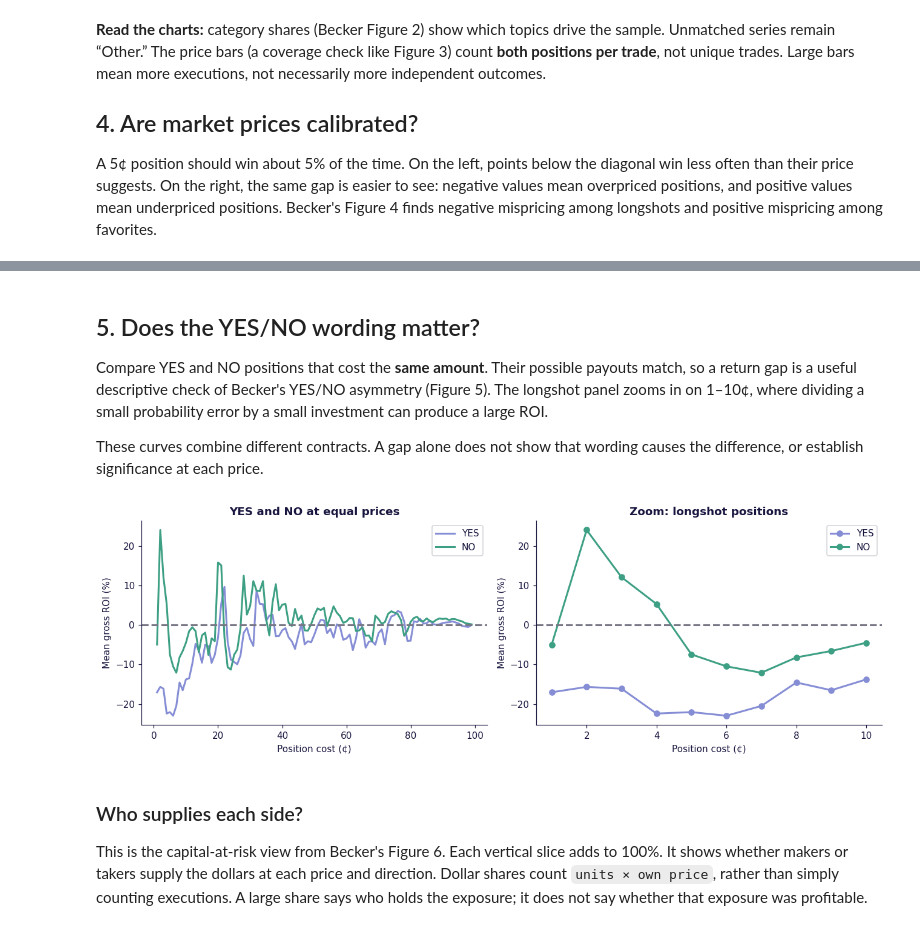
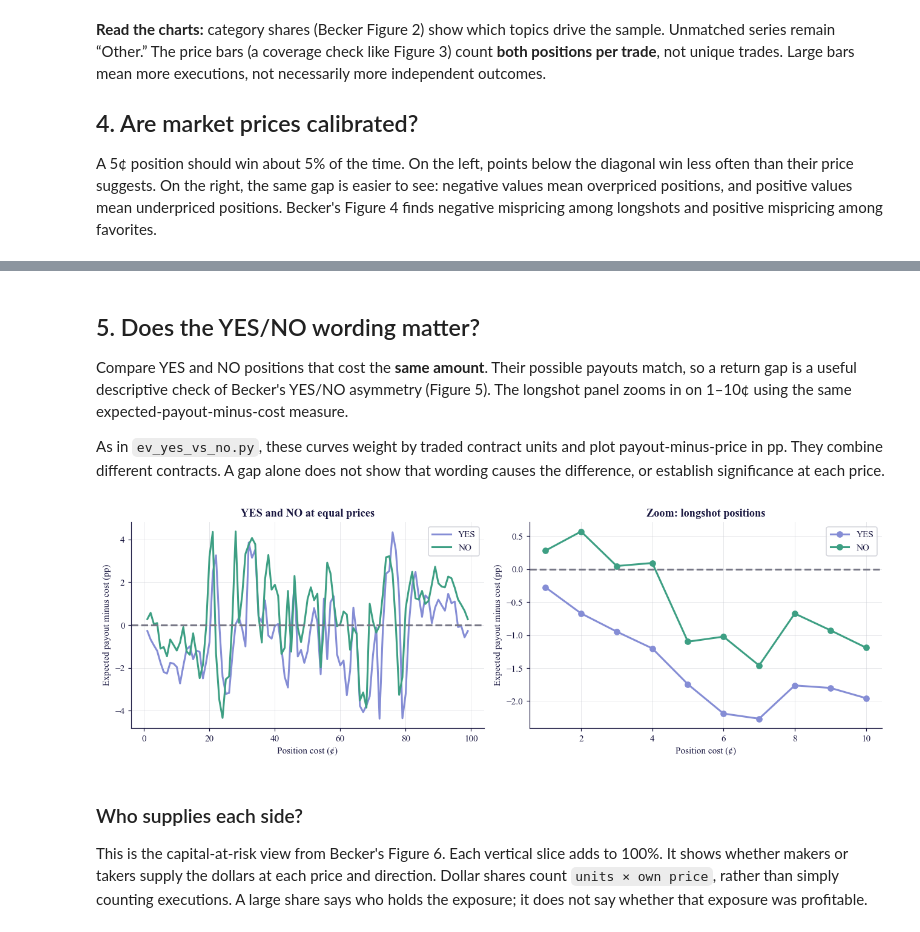
Before and after one commit to KyleNicarry/DS-340W-Group-Project, a Jupyter notebook: extension/notebooks/replication.ipynb, the cells around one changed output, grey strips where cells are left out. Cells and saved outputs as stored; diff of their text form; code cells hidden in the pictures.

```diff
--- a/extension/notebooks/replication.ipynb
+++ b/extension/notebooks/replication.ipynb
@@ -401,33 +403,40 @@ save_table(calibration[calibration.cost.isin([1, 5, 10, 50, 90, 95, 99])], "cali
 # %% [markdown]
 ## 5. Does the YES/NO wording matter?
 
-Compare YES and NO positions that cost the **same amount**. Their possible payouts match, so a return gap is a useful descriptive check of Becker's YES/NO asymmetry (Figure 5). The longshot panel zooms in on 1–10¢, where dividing a small probability error by a small investment can produce a large ROI.
+Compare YES and NO positions that cost the **same amount**. Their possible payouts match, so a return gap is a useful descriptive check of Becker's YES/NO asymmetry (Figure 5). The longshot panel zooms in on 1–10¢ using the same expected-payout-minus-cost measure.
 
-These curves combine different contracts. A gap alone does not show that wording causes the difference, or establish significance at each price.
+As in `ev_yes_vs_no.py`, these curves weight by traded contract units and plot payout-minus-price in pp. They combine different contracts. A gap alone does not show that wording causes the difference, or establish significance at each price.
 # %%
-# Compare YES and NO positions at equal costs, pooling maker and taker executions.
+# Match ev_yes_vs_no.py: compare YES and NO at equal costs using contract-unit weights.
 direction_rates = price_cells.groupby(["direction", "cost"], as_index=False)[["n", "wins"]].sum()
-direction_rates["win_rate"] = direction_rates.wins / direction_rates.n
+direction_units = con.sql(
+    "SELECT direction, cost, sum(units * won) AS winning_units FROM measured_positions GROUP BY direction, cost"
+).df()
+direction_rates = direction_rates.merge(
+    price_cells.groupby(["direction", "cost"], as_index=False)["units"].sum(), on=["direction", "cost"]
+).merge(direction_units, on=["direction", "cost"])
+# ev_yes_vs_no.py weights win rates by traded units, unlike the execution-weighted role analysis.
+direction_rates["win_rate"] = direction_rates.winning_units / direction_rates.units
 direction_rates["mispricing_pp"] = 100 * direction_rates.win_rate - direction_rates.cost
 direction_rates["roi_pct"] = 100 * direction_rates.mispricing_pp / direction_rates.cost
 
 fig, axes = plt.subplots(1, 2, figsize=(12, 4))
 for direction, color in DIRECTION_COLORS.items():
     rows = direction_rates[direction_rates.direction.eq(direction)]
-    axes[0].plot(rows.cost, rows.roi_pct, color=color, label=direction.upper())
-    # Zoom into prices of 10 cents or less, where small probability gaps imply large returns.
+    axes[0].plot(rows.cost, rows.mispricing_pp, color=color, label=direction.upper())
+    # Retain the longshot zoom using the same unit-weighted excess-payout measure.
     longshots = rows[rows.cost.le(10)]
-    axes[1].plot(longshots.cost, longshots.roi_pct, "o-", color=color, label=direction.upper())
+    axes[1].plot(longshots.cost, longshots.mispricing_pp, "o-", color=color, label=direction.upper())
 for ax in axes:
     ax.axhline(0, color=PALETTE["gray_dark"], linestyle="--")
-    ax.set(xlabel="Position cost (¢)", ylabel="Mean gross ROI (%)")
+    ax.set(xlabel="Position cost (¢)", ylabel="Expected payout minus cost (pp)")
     ax.legend()
 axes[0].set_title("YES and NO at equal prices")
 axes[1].set_title("Zoom: longshot positions")
 show_figure("04_yes_no_returns")
 direction_rates.to_csv(OUTPUT / "yes_no_returns.csv", index=False)
 # %% [output]
-[figure, old version]
+[figure, new version]
 # %% [markdown]
 ### Who supplies each side?
 
```
Also changed, not shown: parts of 19 cells of this notebook.
